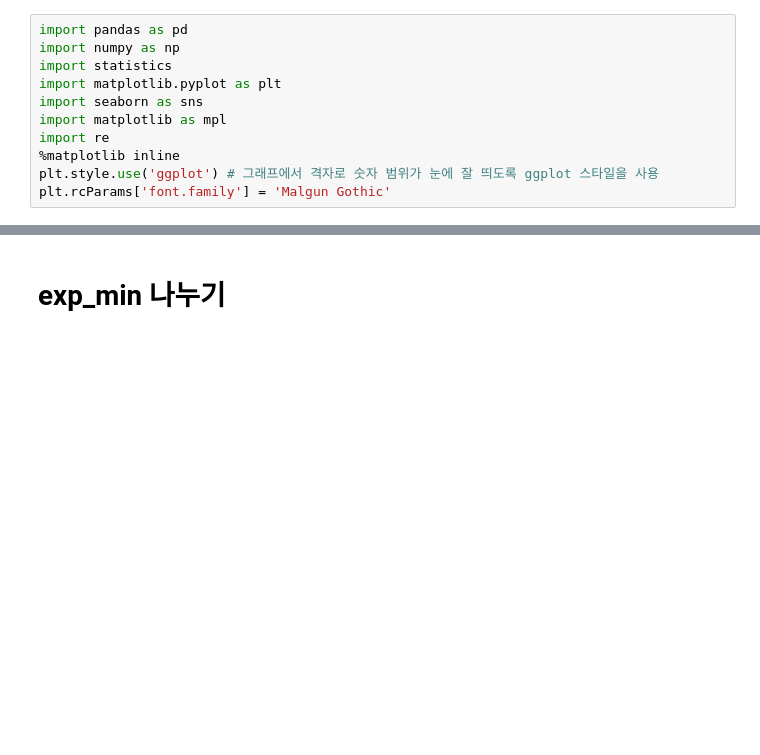
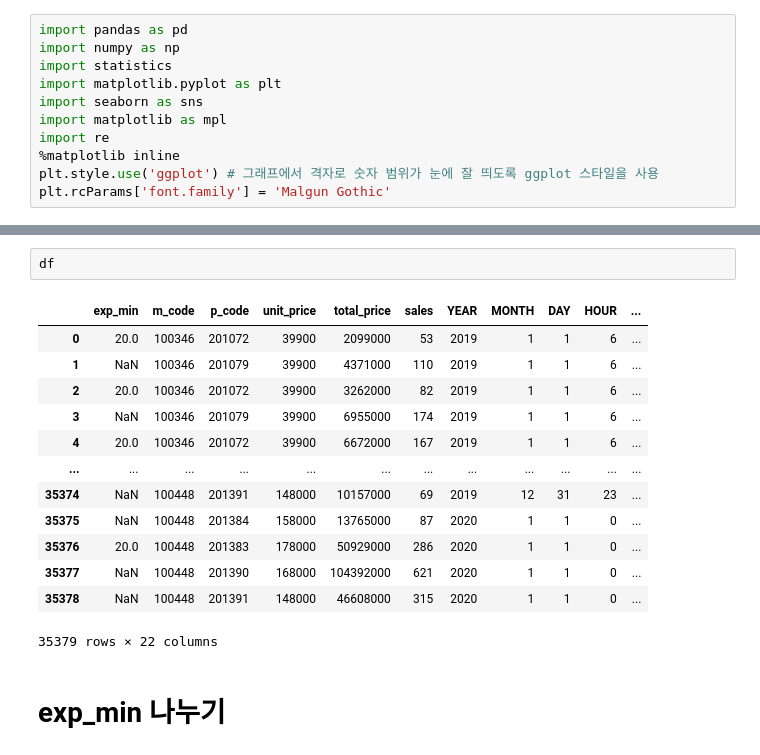
Before and after one commit to bombom93/bigcontest, a Jupyter notebook: hyeryeon/exp__min 나누기.ipynb, the cells around one changed output, grey strips where cells are left out. Drawn from its saved outputs; the diff is of its cells as text; blank space fills up the shorter version.

```diff
--- a/hyeryeon/exp__min 나누기.ipynb
+++ b/hyeryeon/exp__min 나누기.ipynb
@@ -19,5 +19,21 @@ else:
 # %% [output]
 Not running on CoLab
+# %%
+df
+# %% [output]
+|  | exp_min | m_code | p_code | unit_price | total_price | sales | YEAR | MONTH | DAY | HOUR | ... |
+| 0 | 20.0 | 100346 | 201072 | 39900 | 2099000 | 53 | 2019 | 1 | 1 | 6 | ... |
+| 1 | NaN | 100346 | 201079 | 39900 | 4371000 | 110 | 2019 | 1 | 1 | 6 | ... |
+| 2 | 20.0 | 100346 | 201072 | 39900 | 3262000 | 82 | 2019 | 1 | 1 | 6 | ... |
+| 3 | NaN | 100346 | 201079 | 39900 | 6955000 | 174 | 2019 | 1 | 1 | 6 | ... |
+| 4 | 20.0 | 100346 | 201072 | 39900 | 6672000 | 167 | 2019 | 1 | 1 | 6 | ... |
+| ... | ... | ... | ... | ... | ... | ... | ... | ... | ... | ... | ... |
+| 35374 | NaN | 100448 | 201391 | 148000 | 10157000 | 69 | 2019 | 12 | 31 | 23 | ... |
+| 35375 | NaN | 100448 | 201384 | 158000 | 13765000 | 87 | 2020 | 1 | 1 | 0 | ... |
+| 35376 | 20.0 | 100448 | 201383 | 178000 | 50929000 | 286 | 2020 | 1 | 1 | 0 | ... |
+| 35377 | NaN | 100448 | 201390 | 168000 | 104392000 | 621 | 2020 | 1 | 1 | 0 | ... |
+| 35378 | NaN | 100448 | 201391 | 148000 | 46608000 | 315 | 2020 | 1 | 1 | 0 | ... |
+35379 rows × 22 columns
 # %% [markdown]
 # exp_min 나누기
 # %%
```
Also changed, not shown: parts of 7 cells of this notebook.
